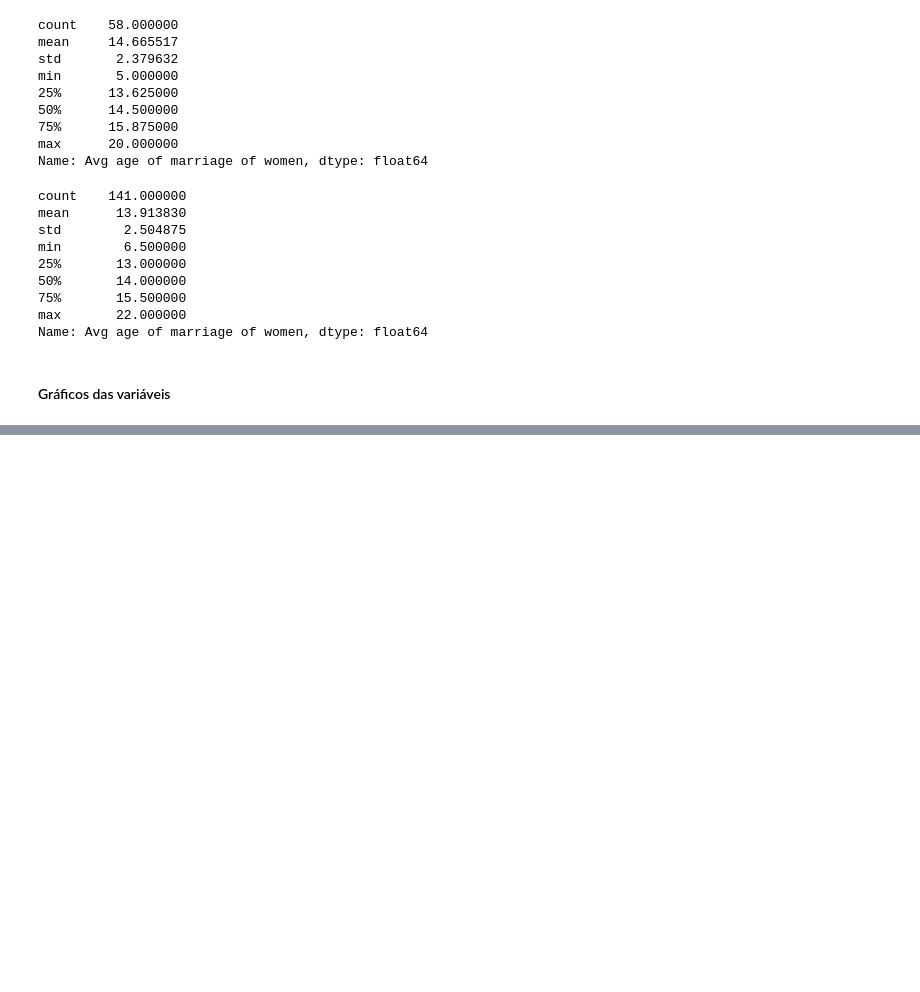
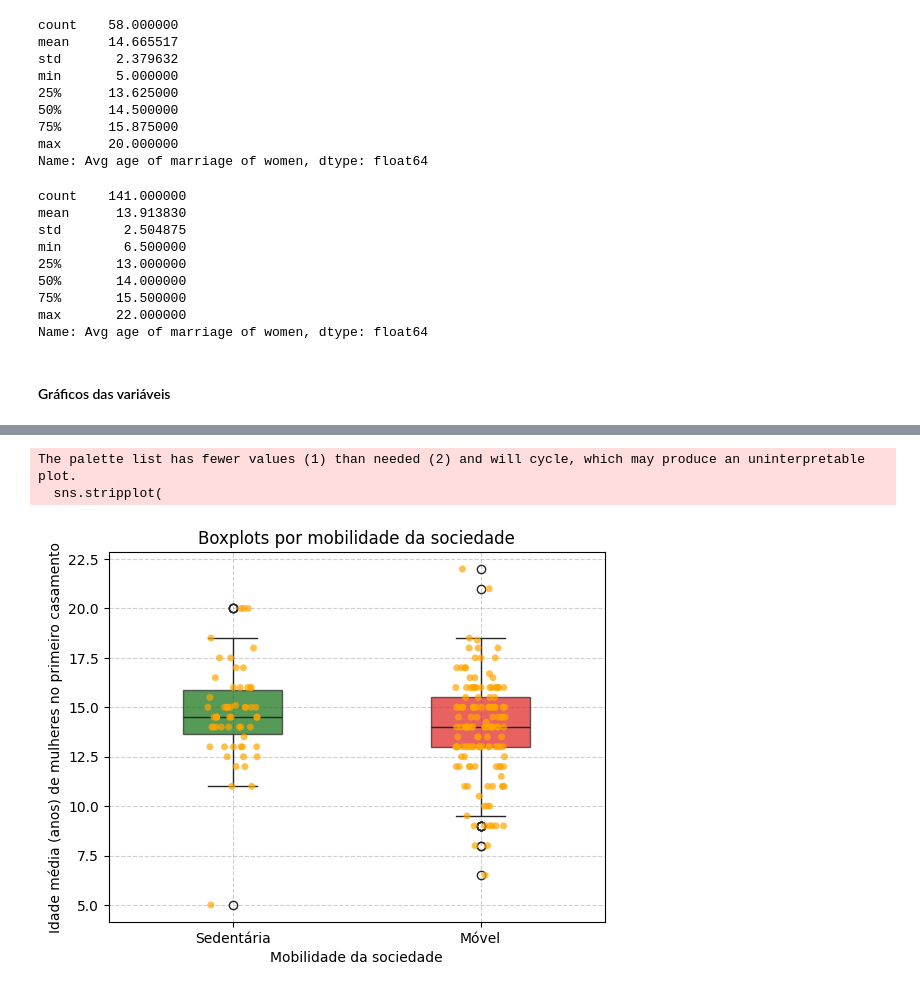
Before and after one commit to gabriel-nbr/MCI, a Jupyter notebook: Trabalho1.ipynb, the cells around one changed output, grey strips where cells are left out. Drawn from its saved outputs; the diff is of its cells as text; code cells hidden in the pictures; blank space fills up the shorter version.

```diff
--- a/Trabalho1.ipynb
+++ b/Trabalho1.ipynb
@@ -262,0 +280,39 @@ plt.show()
+# %%
+### Boxplot por mobilidade da sociedade
+
+plt.figure()
+
+sns.boxplot(
+            data=df_teste,
+            x="Mobility",
+            y="Avg age of marriage of women",
+            order=["Sedentary", "Mobile"],
+            hue="Mobility",
+            palette=["red", "green"],
+            width=0.4,
+            boxprops={"alpha": 0.7}
+)
+
+sns.stripplot(
+            data=df_teste,
+            x="Mobility",
+            y="Avg age of marriage of women",
+            order=["Sedentary", "Mobile"],
+            hue="Mobility",
+            palette=["orange"],
+            alpha=0.7
+)
+
+plt.title("Boxplots por mobilidade da sociedade")
+plt.xticks(
+    ticks=[0, 1],
+    labels=["Sedentária", "Móvel"]
+)
+plt.xlabel("Mobilidade da sociedade")
+plt.ylabel("Idade média (anos) de mulheres no primeiro casamento")
+plt.grid(linestyle='--', alpha=0.6)
+plt.show()
+# %% [output]
+The palette list has fewer values (1) than needed (2) and will cycle, which may produce an uninterpretable plot.
+  sns.stripplot(
+[figure, added]
```
Also changed, not shown: parts of 3 cells of this notebook.
